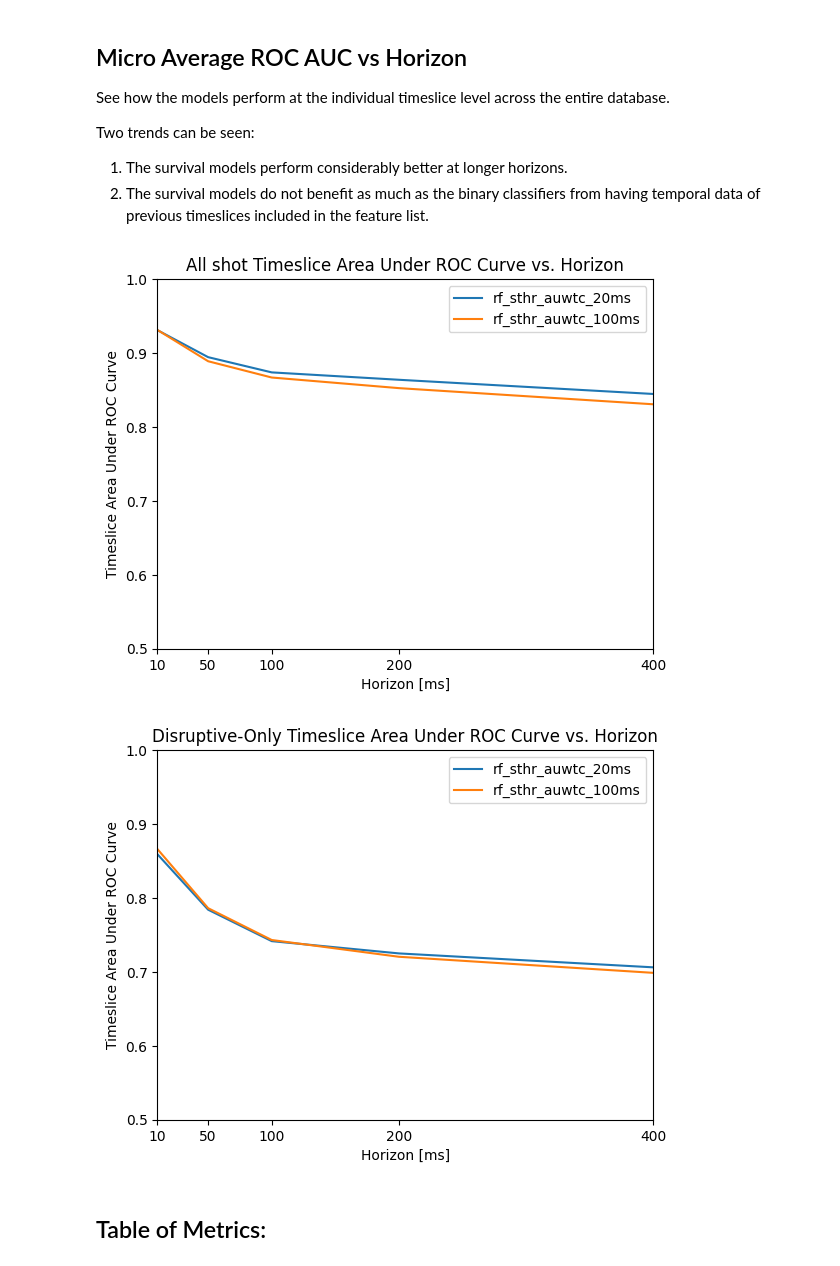
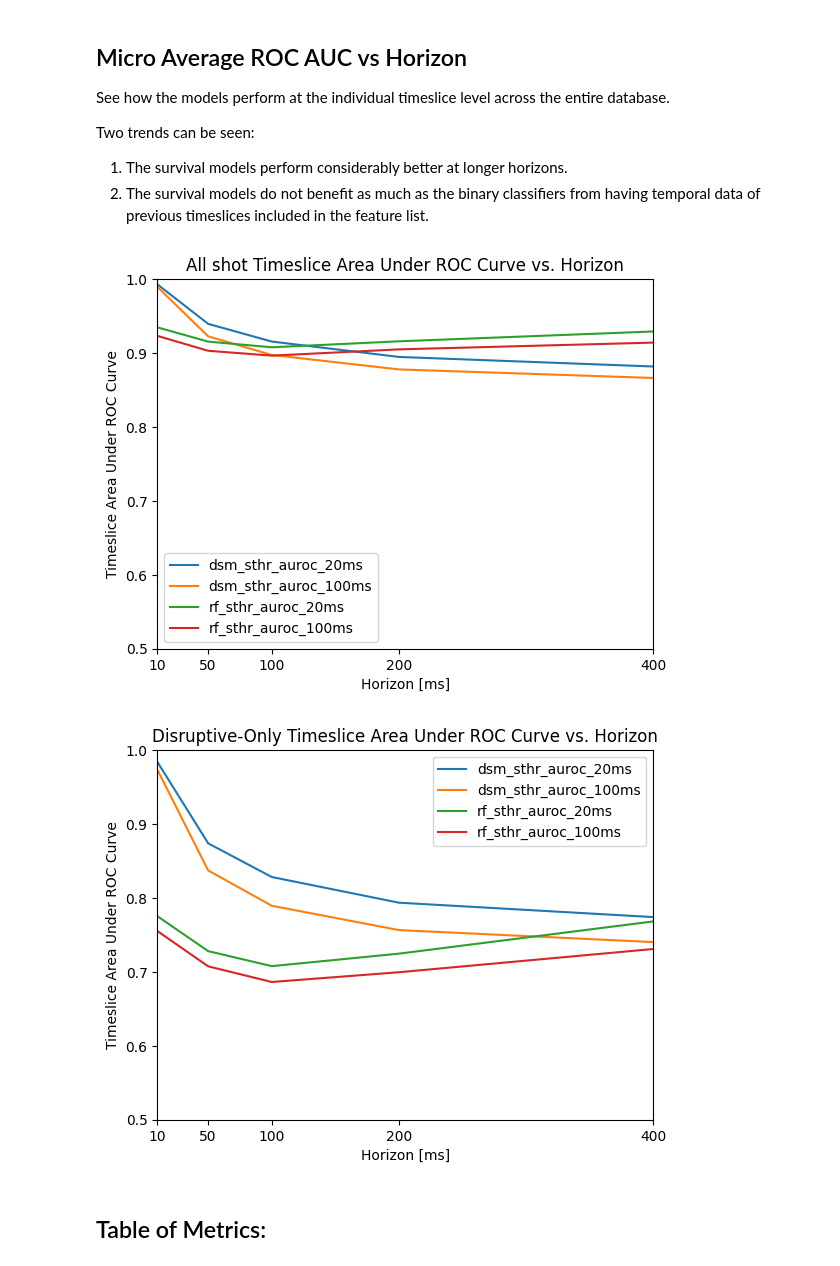
Before and after one commit to MIT-PSFC/disruption-survival-analysis, a Jupyter notebook: Run Experiments.ipynb, the cells around one changed output. Drawn from its saved outputs; the diff is of its cells as text; code cells hidden in the pictures.

Commit message:
Added trained + tuned config files for some experiments on our sample dataset. Improved ability to plot in Run Experiments notebook

```diff
--- a/Run Experiments.ipynb
+++ b/Run Experiments.ipynb
@@ -42,3 +82,16 @@ Saved model to models/cmod/no_ufo_flattop_7736_shots_6%_disruptive/rf_sthr_auwtc
+# %%
+def get_experiments(keys1, keys2):
+    """Get list of experiments that match all keys"""
+    experiment_list = []
+    for experiment in experiment_groups[keys1[0]]:
+        if all([experiment in experiment_groups[key] for key in keys1]):
+            experiment_list.append(experiment)
+
+    for experiment in experiment_groups[keys2[0]]:
+        if all([experiment in experiment_groups[key] for key in keys2]):
+            experiment_list.append(experiment)
+
+    return experiment_list
 # %% [markdown]
 ## Micro Average ROC AUC vs Horizon
 
@@ -48,12 +101,13 @@ Two trends can be seen:
 1. The survival models perform considerably better at longer horizons.
 2. The survival models do not benefit as much as the binary classifiers from having temporal data of previous timeslices included in the feature list.
 # %%
+experiment_list = get_experiments(['dsm', 'auroc'], ['rf', 'auroc'])
 plot_auroc_timeslice_all_vs_horizon(experiment_list, disrupt_only=False)
 plot_auroc_timeslice_all_vs_horizon(experiment_list, disrupt_only=True)
 #plot_auroc_timeslice_shot_avg_vs_horizon(experiment_list)
 # %% [output]
-[figure, old version]
+[figure, new version]
-[figure, old version]
+[figure, new version]
 # %% [markdown]
 ## Table of Metrics:
 # %%
```
Also changed, not shown: parts of 6 cells of this notebook, 20 other files.
